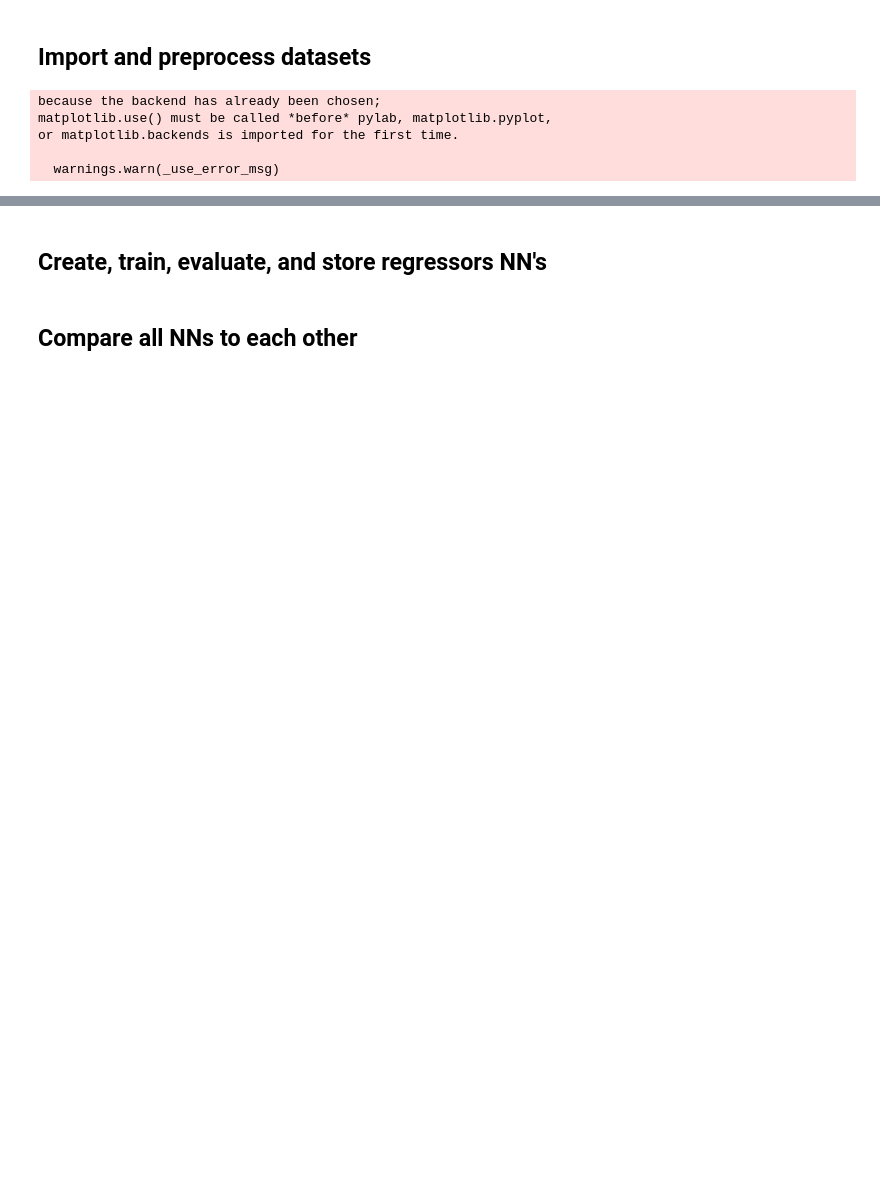
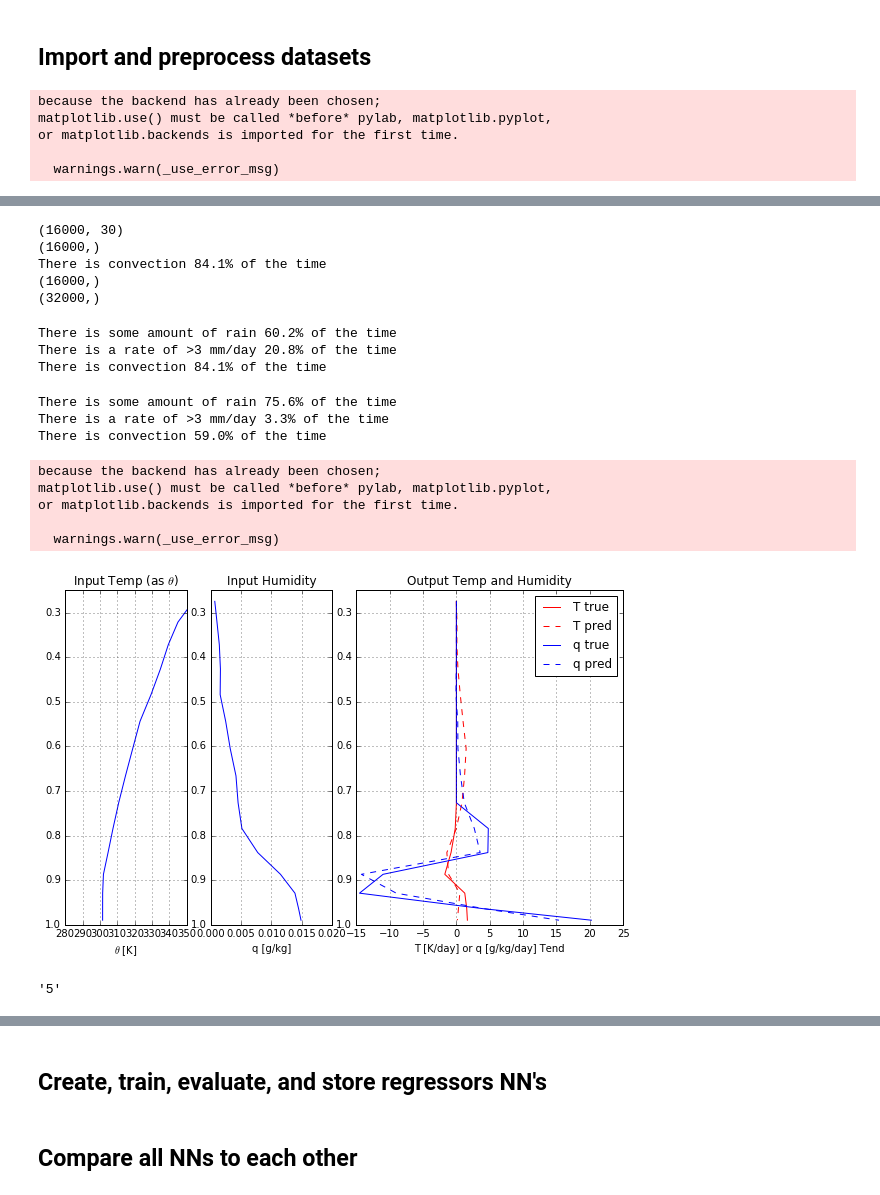
Before and after one commit to jgdwyer/ML-convection, a Jupyter notebook: Neural Network Workbook.ipynb, the cells around one changed output, grey strips where cells are left out. Saved outputs shown, nothing was run; the diff lists cells and outputs as text; code cells hidden in the pictures; blank space fills up the shorter version.

```diff
--- a/Neural Network Workbook.ipynb
+++ b/Neural Network Workbook.ipynb
@@ -34,0 +54,12 @@ or matplotlib.backends is imported for the first time.
+# %%
+reload(nnload)
+print(y.shape)
+cv,_= nnload.whenconvection(y)
+print(cv.shape)
+print(Pout.shape)
+# %% [output]
+(16000, 30)
+(16000,)
+There is convection 84.1% of the time
+(16000,)
+(32000,)
@@ -35,3 +68,64 @@ or matplotlib.backends is imported for the first time.
+# %%
+x, y, cv, Pout, lat, lev, dlev, timestep = nnload.loaddata(data_dir + 'convection_50day.pkl', minlev,
+                                                       rainonly=rainonly) #,all_lats=False,indlat=8)
+#
+# %% [output]
+There is some amount of rain 60.2% of the time
+There is a rate of >3 mm/day 20.8% of the time
+There is convection 84.1% of the time
+# %%
+# x_ppi={'name':'StandardScaler','method':'qTindividually'}
+# x_pp = nnload.init_pp(y_ppi, y)
+# y_ppi={'name':'MaxAbs','method':'qTindividually'}
+# y_pp = nnload.init_pp(y_ppi, y)
+# y2    = nnload.transform_data(y_ppi, y_pp, y)
+
+xraw, y, cv, Pout, lat, lev, dlev, timestep = nnload.loaddata('./data/convection_50day.pkl',
+                            0.25, all_lats=False, indlat=6, rainonly=False)
+r_str_eval = 'X-StandardScaler-qTindi_Y-MaxAbs-qTindi_r_200R_200R_200R_200R_mom0.9reg1e-05_w2'
+r_mlp_eval, _, _, x_ppi, y_ppi, x_pp, y_pp, lat, lev, dlev = pickle.load(open(data_dir + 'regressors/' + r_str_eval + '.pkl', 'rb'))
+
+x1 = nnload.transform_data(x_ppi,x_pp,xraw)
+out_test = r_mlp_eval.predict(x1)
+# out_test = out_test*y_pp.max_abs_
+out_test = nnload.inverse_transform_data(y_ppi,y_pp,out_test)
+
+
+
+
+# plt.figure()
+# plt.plot(nnload.unpack(x,'T')[45,:],lev)
+# plt.figure()
+# plt.plot(nnload.unpack(x,'q')[45,:],lev)
+
+# plt.figure()
+# plt.plot(np.max(nnload.unpack(y/15,'T'),axis=0),lev)
+# plt.plot(np.max(nnload.unpack(y/10,'q'),axis=0),lev)
+
+# plt.plot(np.min(nnload.unpack(y/15,'T'),axis=0),lev,color='blue')
+# plt.plot(np.min(nnload.unpack(y/10,'q'),axis=0),lev,color='green')
+
+# plt.plot(np.mean(nnload.unpack(y/15,'T'),axis=0),lev,color='blue',ls='--')
+# plt.plot(np.mean(nnload.unpack(y/10,'q'),axis=0),lev,color='green',ls='--')
+# %% [output]
+There is some amount of rain 75.6% of the time
+There is a rate of >3 mm/day 3.3% of the time
+There is convection 59.0% of the time
+# %%
+reload(nnplot)
+exnum=np.random.randint(0,500);
+nnplot.plot_sample_profiles(xraw[exnum,:], y[exnum,:], out_test[exnum,:], lev)
+# %% [output]
+because the backend has already been chosen;
+matplotlib.use() must be called *before* pylab, matplotlib.pyplot,
+or matplotlib.backends is imported for the first time.
+
+  warnings.warn(_use_error_msg)
+[figure, added]
+# %%
+str(5)
+# %% [output]
+'5'
 # %%
 # Load data
 reload(nnload)
```
Also changed, not shown: parts of 27 cells of this notebook, 4 other files.
